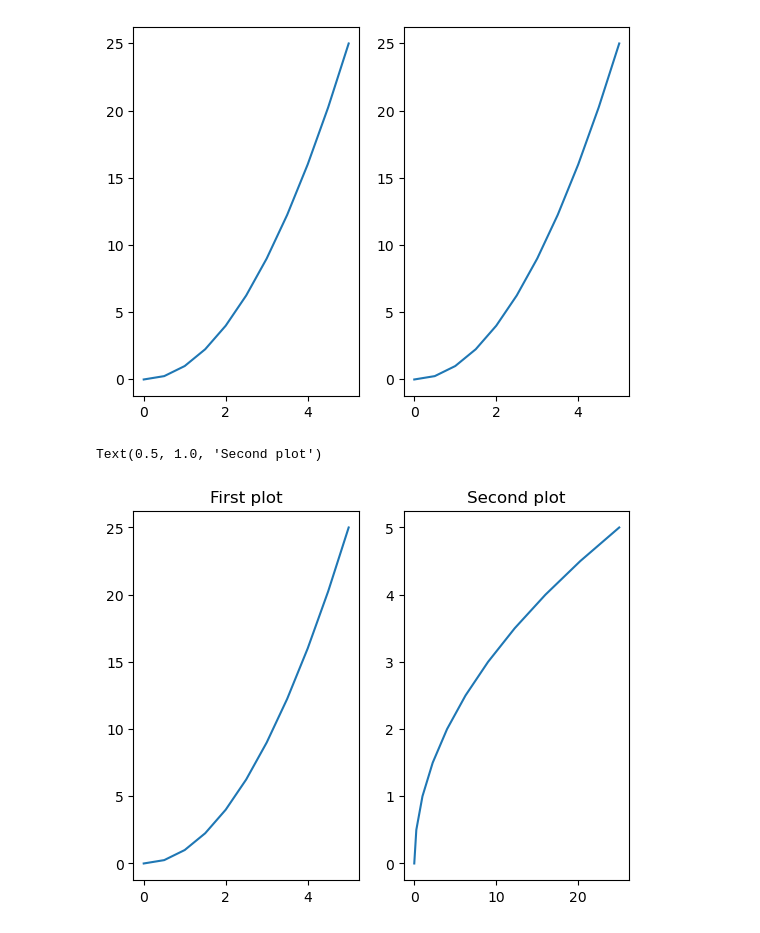
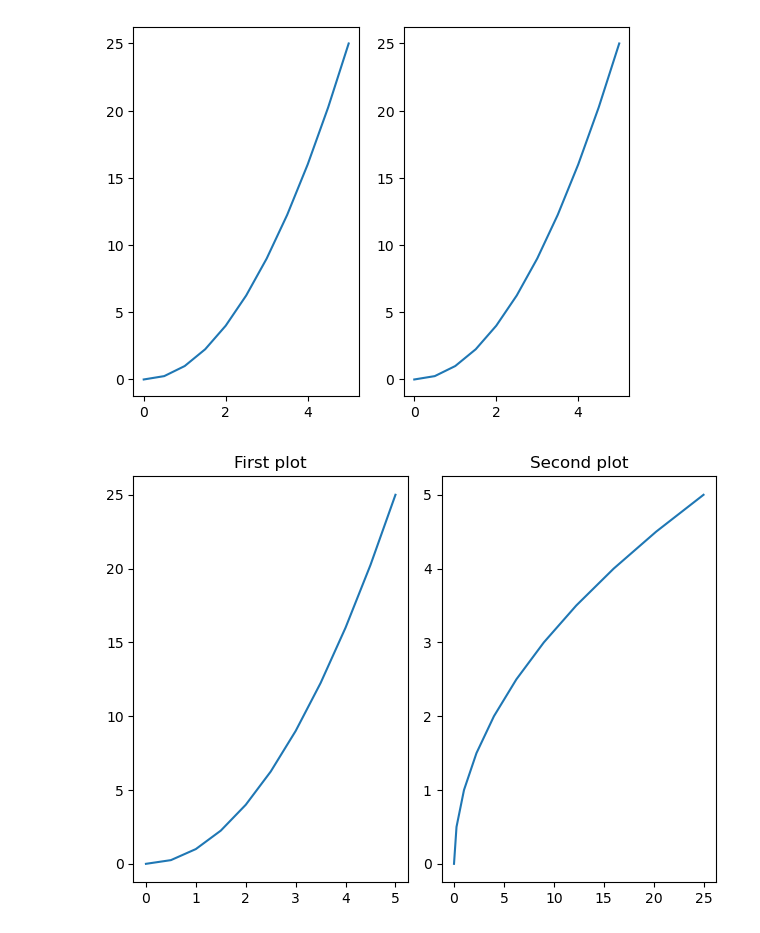
Before and after one commit to Malinda1/machine-learning_course_01, a Jupyter notebook: data_visualization/data_visualization_01.ipynb, the cells around one changed output. Drawn from its saved outputs; the diff is of its cells as text; code cells hidden in the pictures.

```diff
--- a/data_visualization/data_visualization_01.ipynb
+++ b/data_visualization/data_visualization_01.ipynb
@@ -101,13 +101,12 @@ for current_ax in axes:
 # %%
 fig, axes = plt.subplots(nrows = 1, ncols = 2)
 
 axes[0].plot(x, y)
 axes[0].set_title('First plot')
 
 axes[1].plot(y, x)
 axes[1].set_title('Second plot')
 
-plt.tight_layout
+plt.tight_layout()
 # %% [output]
-Text(0.5, 1.0, 'Second plot')
-[figure, old version]
+[figure, new version]
```
Also changed, not shown: parts of 2 cells of this notebook, 1 other file.
